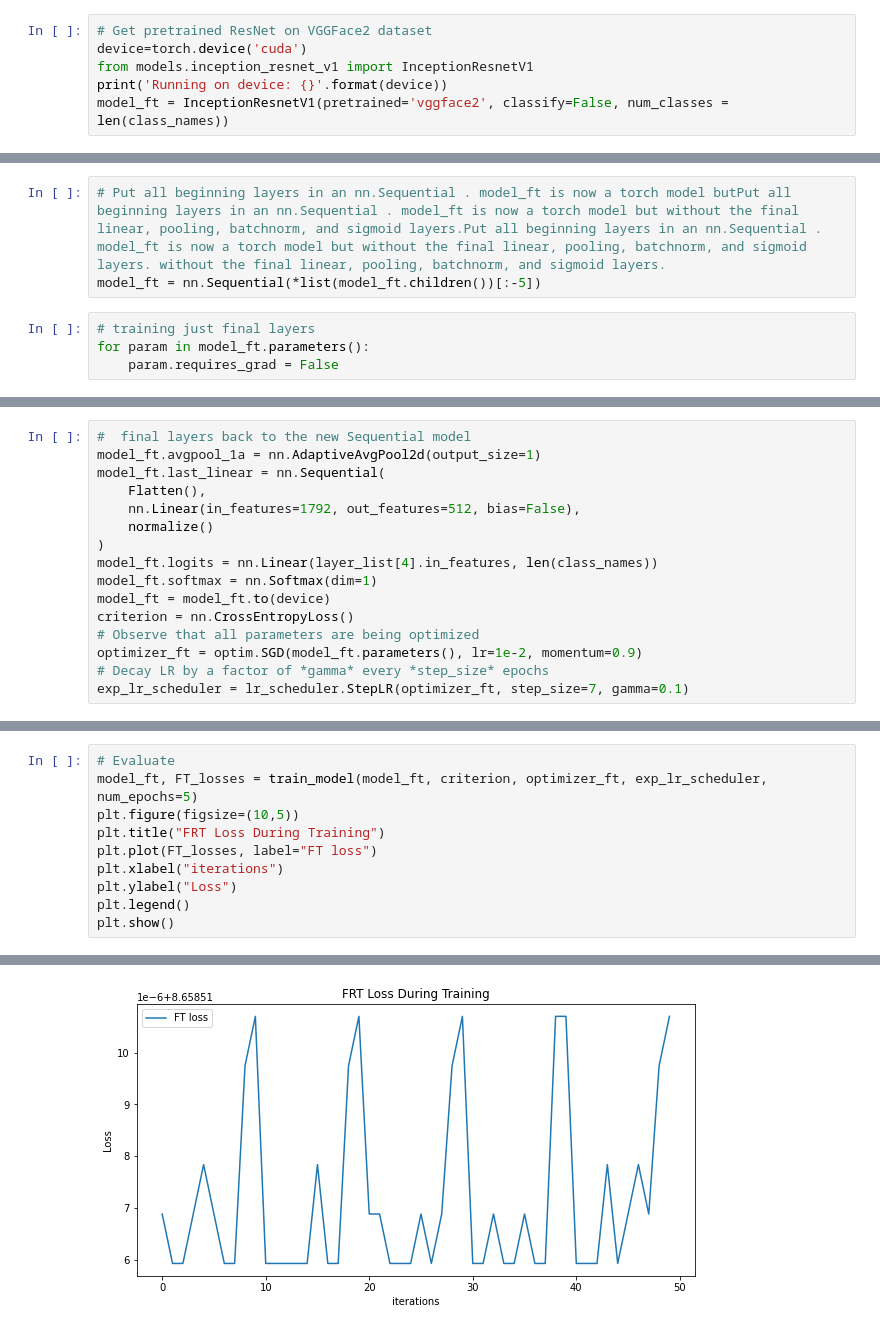
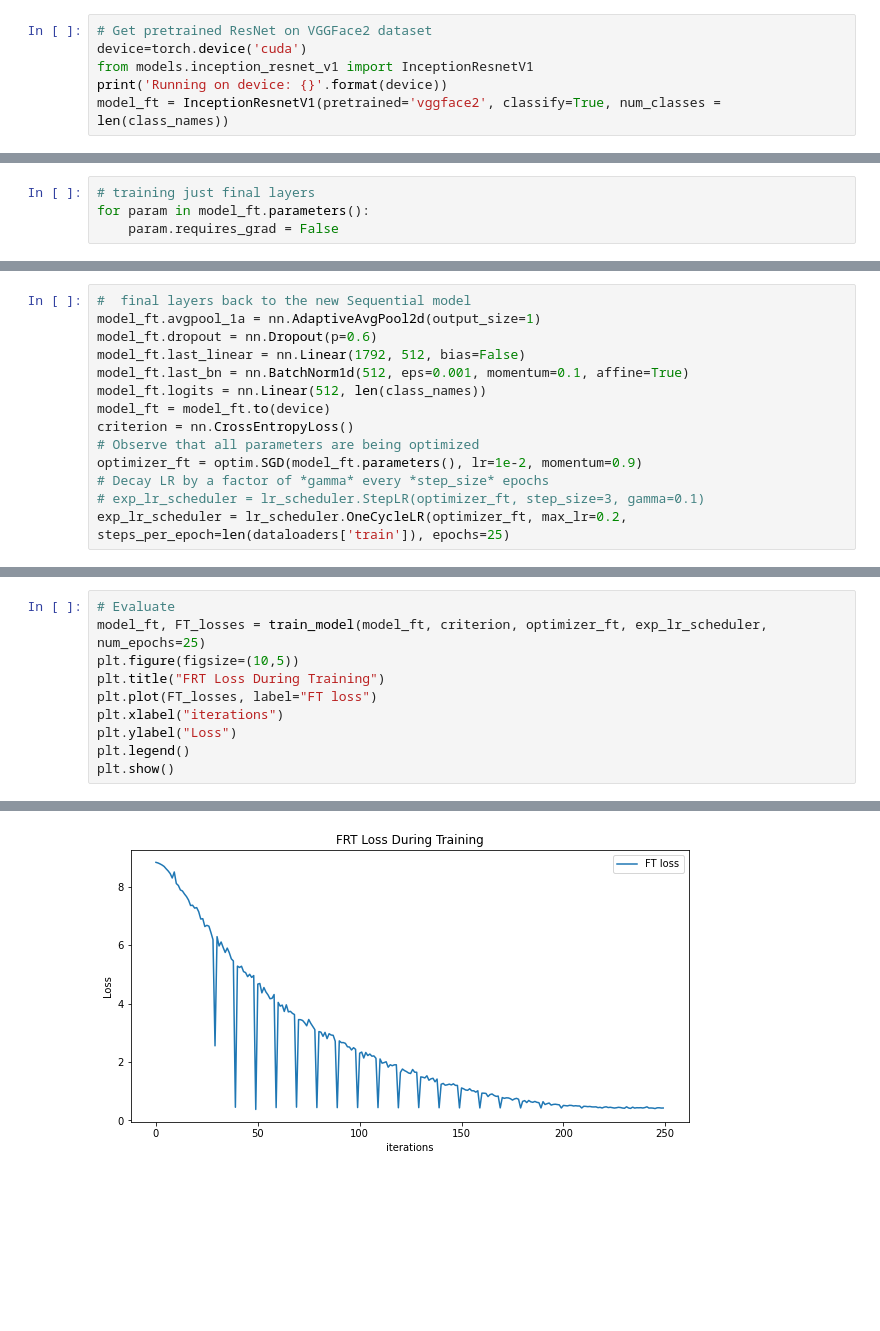
Before and after one commit to pankaj90382/TSAI-2, a Jupyter notebook: S4/S4_Code.ipynb, the cells around one changed output, grey strips where cells are left out. Saved outputs shown, nothing was run; the diff lists cells and outputs as text; blank space fills up the shorter version.

```diff
--- a/S4/S4_Code.ipynb
+++ b/S4/S4_Code.ipynb
@@ -224,7 +252,7 @@ ValueError: ignored
 device=torch.device('cuda')
 from models.inception_resnet_v1 import InceptionResnetV1
 print('Running on device: {}'.format(device))
-model_ft = InceptionResnetV1(pretrained='vggface2', classify=False, num_classes = len(class_names))
+model_ft = InceptionResnetV1(pretrained='vggface2', classify=True, num_classes = len(class_names))
 # %% [output]
 Running on device: cuda
 # %%
@@ -261,6 +289,3 @@ layer_list
-# %%
-# Put all beginning layers in an nn.Sequential . model_ft is now a torch model butPut all beginning layers in an nn.Sequential . model_ft is now a torch model but without the final linear, pooling, batchnorm, and sigmoid layers.Put all beginning layers in an nn.Sequential . model_ft is now a torch model but without the final linear, pooling, batchnorm, and sigmoid layers. without the final linear, pooling, batchnorm, and sigmoid layers.
-model_ft = nn.Sequential(*list(model_ft.children())[:-5])
 # %%
 # training just final layers
 for param in model_ft.parameters():
@@ -284,16 +293,14 @@ class normalize(nn.Module):
 # %%
 #  final layers back to the new Sequential model
 model_ft.avgpool_1a = nn.AdaptiveAvgPool2d(output_size=1)
-model_ft.last_linear = nn.Sequential(
-    Flatten(),
-    nn.Linear(in_features=1792, out_features=512, bias=False),
-    normalize()
-)
-model_ft.logits = nn.Linear(layer_list[4].in_features, len(class_names))
-model_ft.softmax = nn.Softmax(dim=1)
+model_ft.dropout = nn.Dropout(p=0.6)
+model_ft.last_linear = nn.Linear(1792, 512, bias=False)
+model_ft.last_bn = nn.BatchNorm1d(512, eps=0.001, momentum=0.1, affine=True)
+model_ft.logits = nn.Linear(512, len(class_names))
 model_ft = model_ft.to(device)
 criterion = nn.CrossEntropyLoss()
 # Observe that all parameters are being optimized
 optimizer_ft = optim.SGD(model_ft.parameters(), lr=1e-2, momentum=0.9)
 # Decay LR by a factor of *gamma* every *step_size* epochs
-exp_lr_scheduler = lr_scheduler.StepLR(optimizer_ft, step_size=7, gamma=0.1)
+# exp_lr_scheduler = lr_scheduler.StepLR(optimizer_ft, step_size=3, gamma=0.1)
+exp_lr_scheduler = lr_scheduler.OneCycleLR(optimizer_ft, max_lr=0.2, steps_per_epoch=len(dataloaders['train']), epochs=25)
@@ -356,7 +385,7 @@ def train_model(model, criterion, optimizer, scheduler,
     return model, FT_losses
 # %%
 # Evaluate
-model_ft, FT_losses = train_model(model_ft, criterion, optimizer_ft, exp_lr_scheduler, num_epochs=5)
+model_ft, FT_losses = train_model(model_ft, criterion, optimizer_ft, exp_lr_scheduler, num_epochs=25)
 plt.figure(figsize=(10,5))
 plt.title("FRT Loss During Training")
 plt.plot(FT_losses, label="FT loss")
@@ -385 +414 @@ Best val Acc: 0.000000
-[figure, old version]
+[figure, new version]
```
Also changed, not shown: parts of 20 cells of this notebook.
